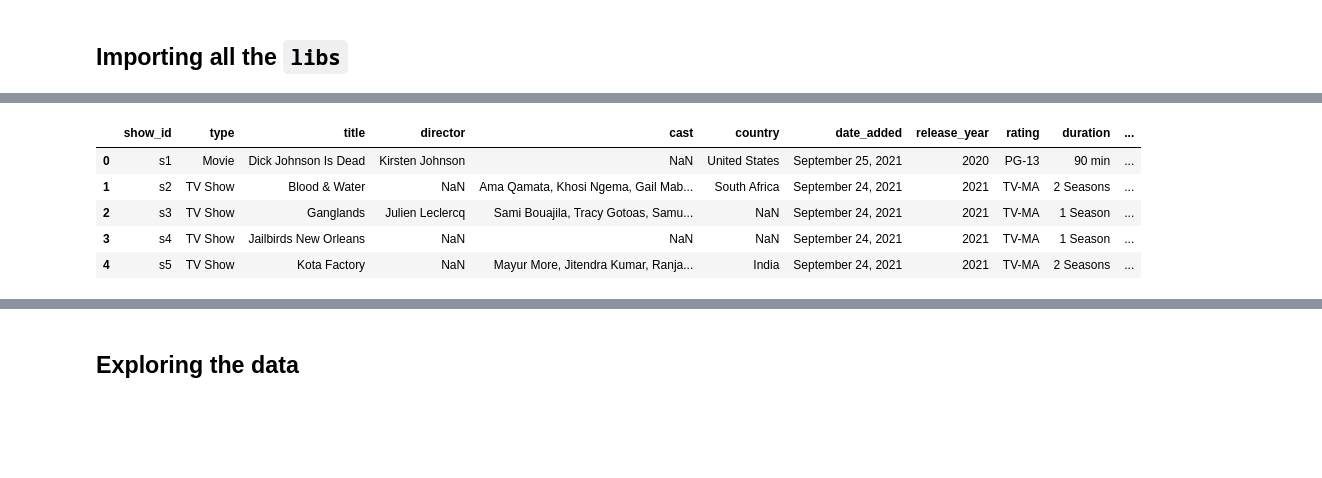
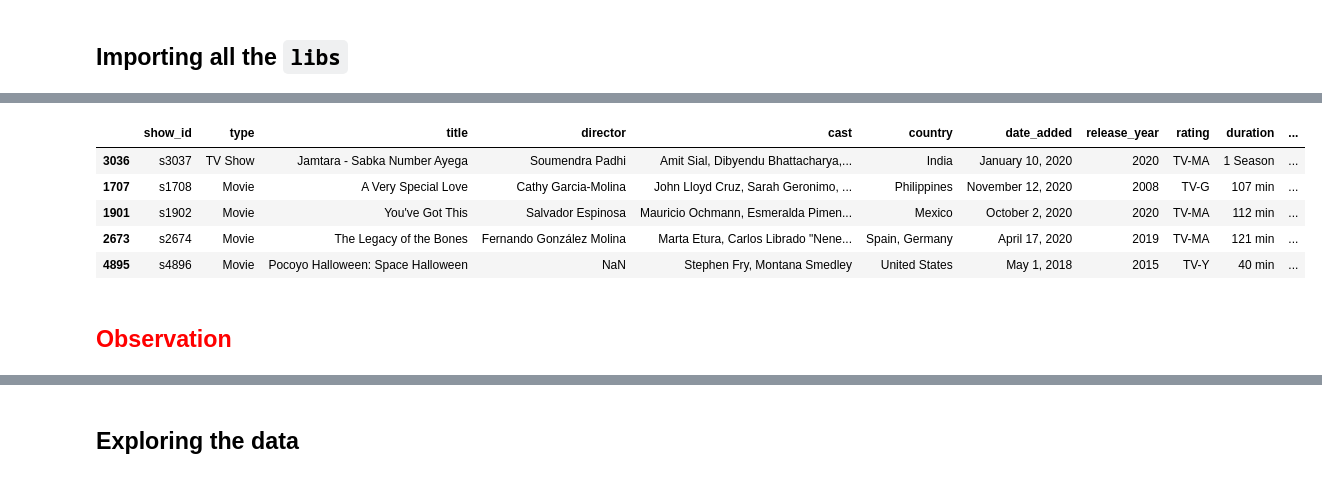
Before and after one commit to debnsuma/dsa, a Jupyter notebook: DSML/case_study/02_Data_Viz_Netflix/Netflix_project.ipynb, the cells around one changed output, grey strips where cells are left out. Cells and saved outputs as stored; diff of their text form; code cells hidden in the pictures; blank space fills up the shorter version.

Commit message:
adding netflix project

```diff
--- a/DSML/case_study/02_Data_Viz_Netflix/Netflix_project.ipynb
+++ b/DSML/case_study/02_Data_Viz_Netflix/Netflix_project.ipynb
@@ -12,4 +89,5 @@ import seaborn as sns
 # %%
-data_set = 'https://d2beiqkhq929f0.cloudfront.net/public_assets/assets/000/000/940/original/netflix.csv'
+# data_set = 'https://d2beiqkhq929f0.cloudfront.net/public_assets/assets/000/000/940/original/netflix.csv'
+data_set = 'netflix.csv'
 # %%
 df = pd.read_csv(data_set)
@@ -16,9 +120,11 @@ df = pd.read_csv(data_set)
 # %%
-df.head()
+df.sample(5)
 # %% [output]
 |  | show_id | type | title | director | cast | country | date_added | release_year | rating | duration | ... |
-| 0 | s1 | Movie | Dick Johnson Is Dead | Kirsten Johnson | NaN | United States | September 25, 2021 | 2020 | PG-13 | 90 min | ... |
-| 1 | s2 | TV Show | Blood & Water | NaN | Ama Qamata, Khosi Ngema, Gail Mab... | South Africa | September 24, 2021 | 2021 | TV-MA | 2 Seasons | ... |
-| 2 | s3 | TV Show | Ganglands | Julien Leclercq | Sami Bouajila, Tracy Gotoas, Samu... | NaN | September 24, 2021 | 2021 | TV-MA | 1 Season | ... |
-| 3 | s4 | TV Show | Jailbirds New Orleans | NaN | NaN | NaN | September 24, 2021 | 2021 | TV-MA | 1 Season | ... |
-| 4 | s5 | TV Show | Kota Factory | NaN | Mayur More, Jitendra Kumar, Ranja... | India | September 24, 2021 | 2021 | TV-MA | 2 Seasons | ... |
+| 3036 | s3037 | TV Show | Jamtara - Sabka Number Ayega | Soumendra Padhi | Amit Sial, Dibyendu Bhattacharya,... | India | January 10, 2020 | 2020 | TV-MA | 1 Season | ... |
+| 1707 | s1708 | Movie | A Very Special Love | Cathy Garcia-Molina | John Lloyd Cruz, Sarah Geronimo, ... | Philippines | November 12, 2020 | 2008 | TV-G | 107 min | ... |
+| 1901 | s1902 | Movie | You've Got This | Salvador Espinosa | Mauricio Ochmann, Esmeralda Pimen... | Mexico | October 2, 2020 | 2020 | TV-MA | 112 min | ... |
+| 2673 | s2674 | Movie | The Legacy of the Bones | Fernando González Molina | Marta Etura, Carlos Librado "Nene... | Spain, Germany | April 17, 2020 | 2019 | TV-MA | 121 min | ... |
+| 4895 | s4896 | Movie | Pocoyo Halloween: Space Halloween | NaN | Stephen Fry, Montana Smedley | United States | May 1, 2018 | 2015 | TV-Y | 40 min | ... |
+# %% [markdown]
+<h2 style="color: red;">Observation</h2>
```
Also changed, not shown: parts of 153 cells of this notebook, 1 other file.
